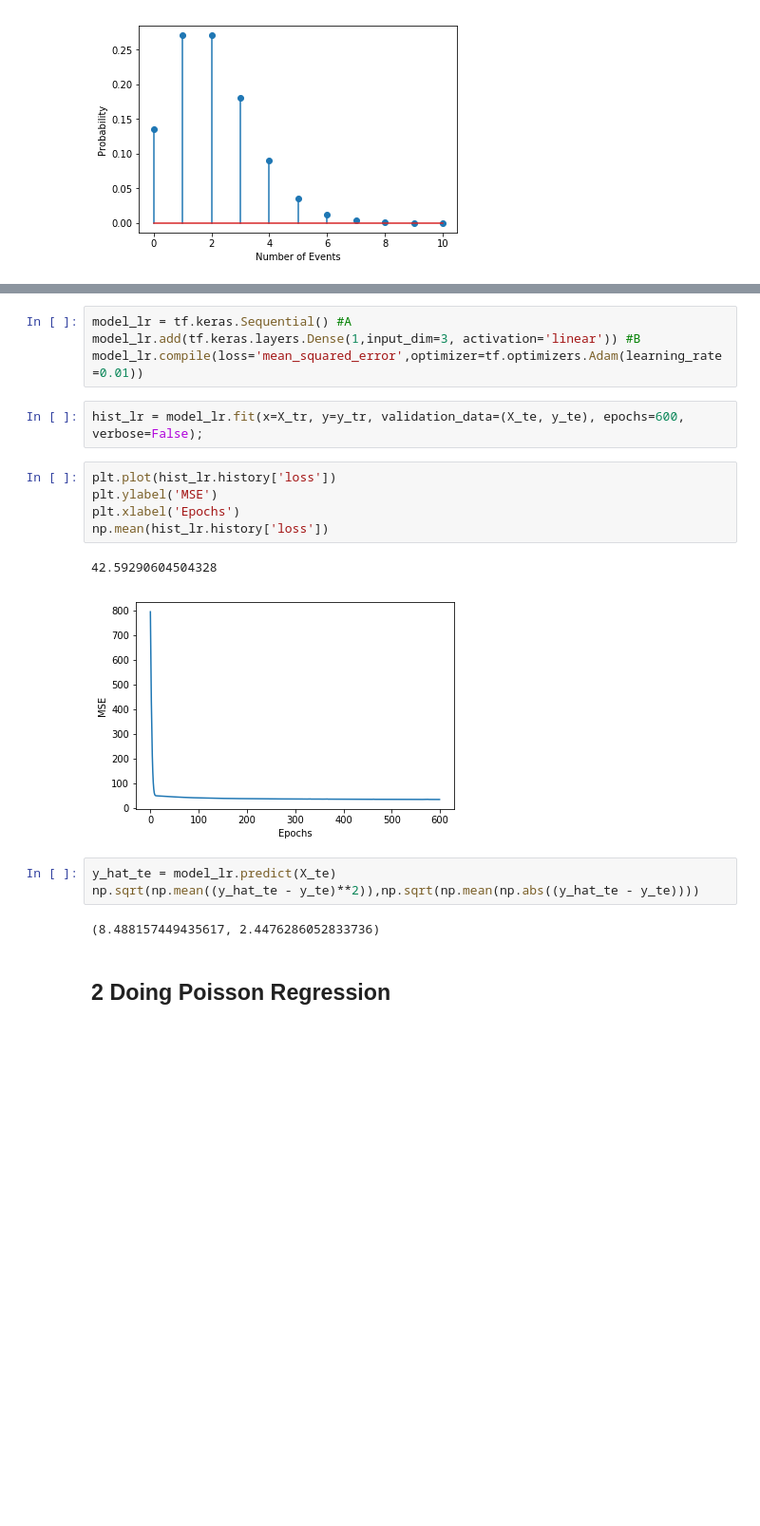
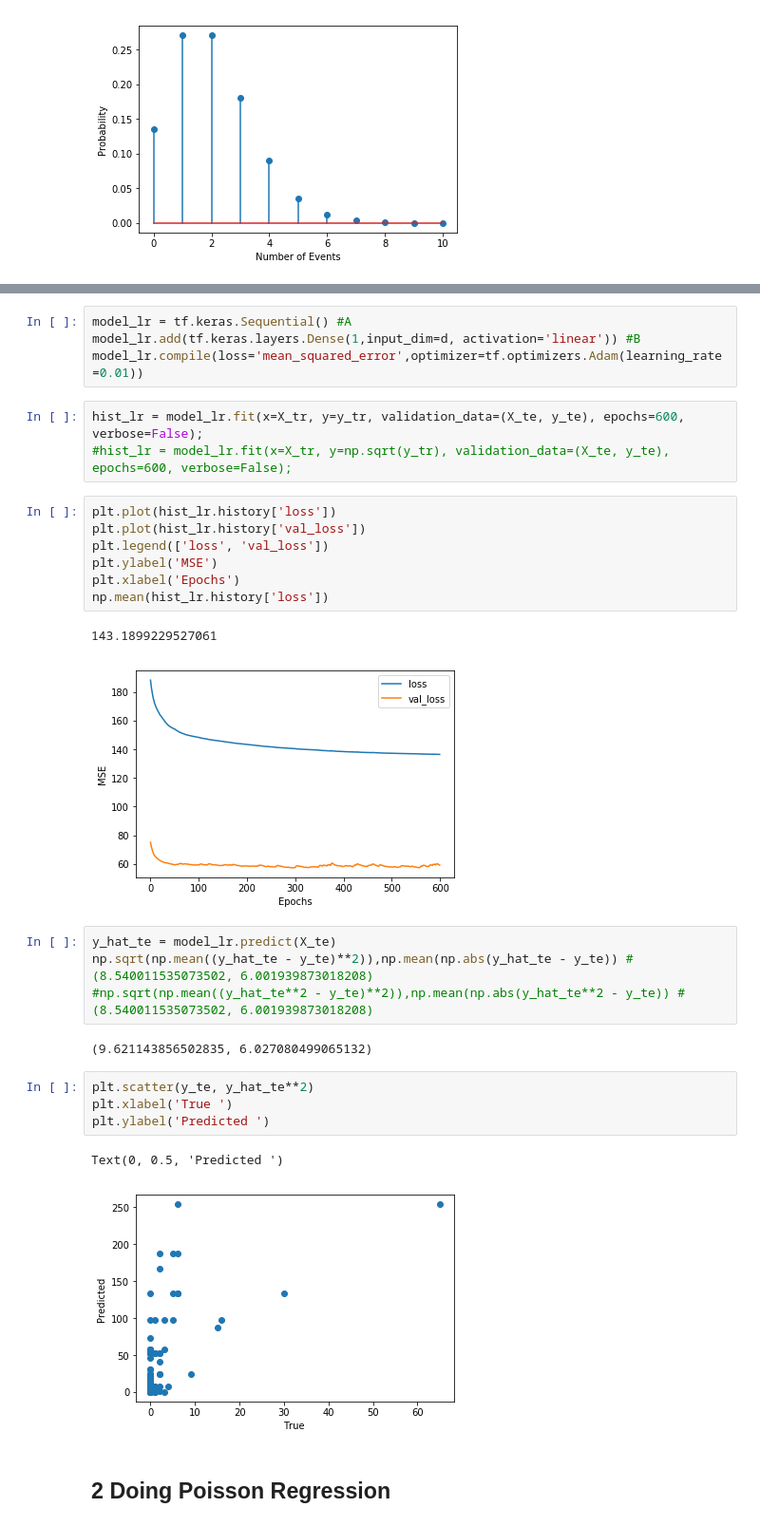
Before and after one commit to tensorchiefs/dl_book, a Jupyter notebook: chapter_05/nb_ch05_creg.ipynb, the cells around one changed output, grey strips where cells are left out. Shown at 95% size. Saved outputs shown, nothing was run; the diff lists cells and outputs as text; blank space fills up the shorter version.

```diff
--- a/chapter_05/nb_ch05_creg.ipynb
+++ b/chapter_05/nb_ch05_creg.ipynb
@@ -109,22 +116,33 @@ np.mean(y_tr), np.var(y_tr)
 # %%
 model_lr = tf.keras.Sequential() #A
-model_lr.add(tf.keras.layers.Dense(1,input_dim=3, activation='linear')) #B
+model_lr.add(tf.keras.layers.Dense(1,input_dim=d, activation='linear')) #B
 model_lr.compile(loss='mean_squared_error',optimizer=tf.optimizers.Adam(learning_rate=0.01))
 # %%
 hist_lr = model_lr.fit(x=X_tr, y=y_tr, validation_data=(X_te, y_te), epochs=600, verbose=False);
+#hist_lr = model_lr.fit(x=X_tr, y=np.sqrt(y_tr), validation_data=(X_te, y_te), epochs=600, verbose=False);
 # %%
 plt.plot(hist_lr.history['loss'])
+plt.plot(hist_lr.history['val_loss'])
+plt.legend(['loss', 'val_loss'])
 plt.ylabel('MSE')
 plt.xlabel('Epochs')
 np.mean(hist_lr.history['loss'])
 # %% [output]
-42.59290604504328
+143.1899229527061
-[figure, old version]
+[figure, new version]
 # %%
 y_hat_te = model_lr.predict(X_te)
-np.sqrt(np.mean((y_hat_te - y_te)**2)),np.sqrt(np.mean(np.abs((y_hat_te - y_te))))
+np.sqrt(np.mean((y_hat_te - y_te)**2)),np.mean(np.abs(y_hat_te - y_te)) #(8.540011535073502, 6.001939873018208)
+#np.sqrt(np.mean((y_hat_te**2 - y_te)**2)),np.mean(np.abs(y_hat_te**2 - y_te)) #(8.540011535073502, 6.001939873018208)
 # %% [output]
-(8.488157449435617, 2.4476286052833736)
+(9.621143856502835, 6.027080499065132)
+# %%
+plt.scatter(y_te, y_hat_te**2)
+plt.xlabel('True ')
+plt.ylabel('Predicted ')
+# %% [output]
+Text(0, 0.5, 'Predicted ')
+[figure, added]
 # %% [markdown]
 ## 2 Doing Poisson Regression
 # %% [markdown]
```
Also changed, not shown: parts of 29 cells of this notebook.
